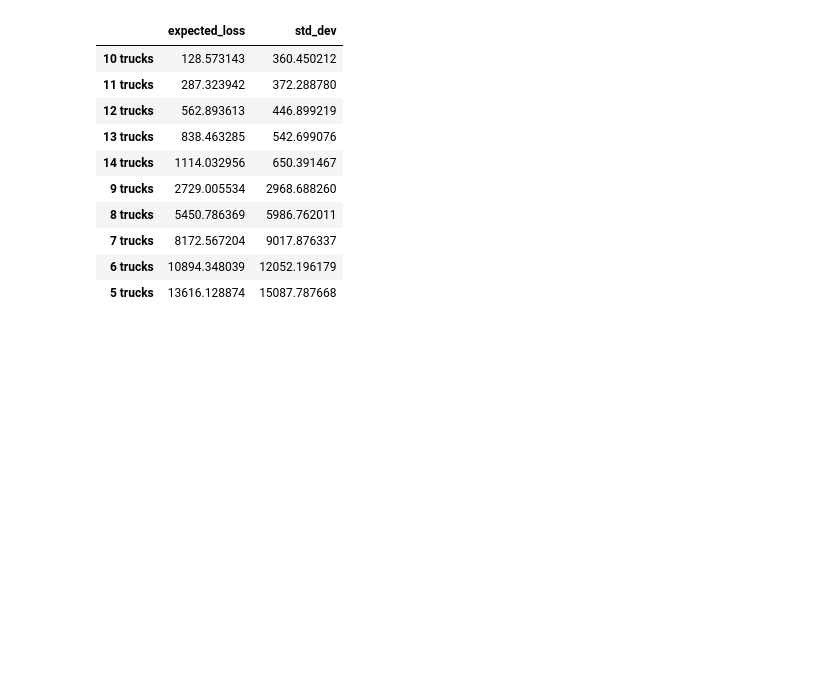
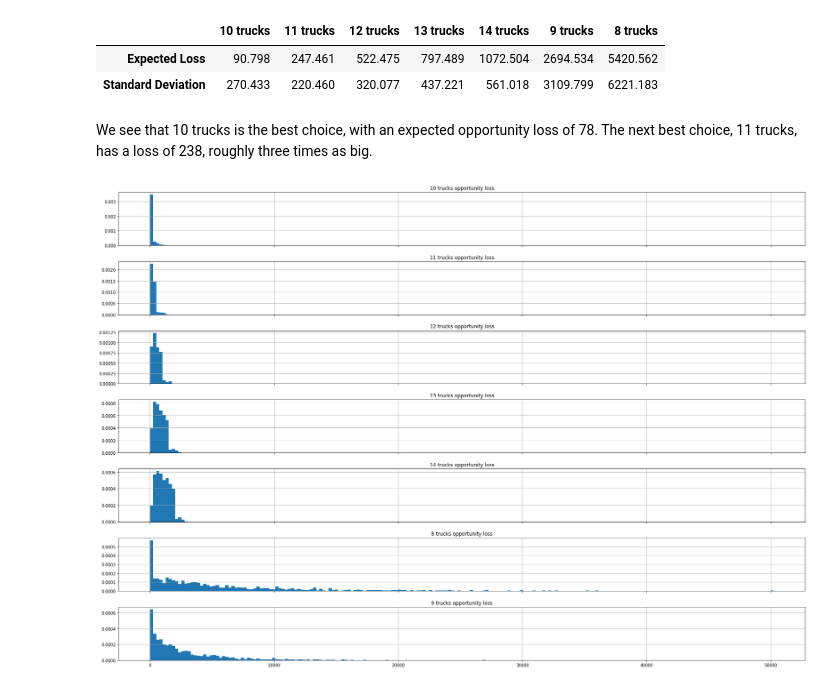
Before and after one commit to migueltorrescosta/notebooks, a Jupyter notebook: ExpectedOpportunityLoss.ipynb, the cells around one changed output. Drawn from its saved outputs; the diff is of its cells as text; code cells hidden in the pictures; blank space fills up the shorter version.

```diff
--- a/ExpectedOpportunityLoss.ipynb
+++ b/ExpectedOpportunityLoss.ipynb
@@ -83,0 +137,2 @@ For practical reasons let's say we know we'll never get more than 1000 trucks
+# %%
+options_list = [x for x in range(15) if x>=8] # We already have 8 trucks, and we can buy up to 14
@@ -84,37 +143,26 @@ For practical reasons let's say we know we'll never get more than 1000 trucks
 # %%
-truck_capacity = 1000 # A truck can carry 1000 packages a day
-options_list = [x for x in range(15) if x>=5] # We already have 5 trucks, and we can buy up to 10 more
 from functools import partial
 
-def reward_function(obs,number_of_trucks):
-  """
-  The profits is the number of packages delivered times the profit per package
-  The costs relate to the truck maintenance
-  """
-  return min([obs["number_of_packages"],number_of_trucks*truck_capacity]) * obs["profit_per_package"] - number_of_trucks * obs["maintenance_cost_per_truck"]
-
-DistributionCenterAnalysis = ExpectedOpportunityLoss(
+distribution_center_analysis = ExpectedOpportunityLoss(
     reward_functions = {
         f"{key} trucks": partial(reward_function, number_of_trucks=key) for key in options_list
     },
     random_inputs = {
         "number_of_packages" : lambda n : np.random.binomial(size=n, n=10000000, p = 0.001), # There's 10 million people, each of which with .1 % chance of sending a package that day
-        "profit_per_package" : lambda n: np.random.exponential(size=n, scale=3), # Packages costs are exponentially distributed, with average 3 euros per package
+        "profit_per_package" : lambda n: np.random.exponential(size=n, scale=3), # Package profits are exponentially distributed, with average 3 euros per package
         "maintenance_cost_per_truck" : lambda n : np.random.uniform(50,500, size=n) # Maintenance of trucks has a fixed cost of 50€ per truck (man work) + extra if replacements are needed
     }
 )
-
-DistributionCenterAnalysis.add_data_points(10000)
-DistributionCenterAnalysis.generate_metrics()
-# %% [output]
-|  | expected_loss | std_dev |
-| 10 trucks | 128.573143 | 360.450212 |
-| 11 trucks | 287.323942 | 372.288780 |
-| 12 trucks | 562.893613 | 446.899219 |
-| 13 trucks | 838.463285 | 542.699076 |
-| 14 trucks | 1114.032956 | 650.391467 |
-| 9 trucks | 2729.005534 | 2968.688260 |
-| 8 trucks | 5450.786369 | 5986.762011 |
-| 7 trucks | 8172.567204 | 9017.876337 |
-| 6 trucks | 10894.348039 | 12052.196179 |
-| 5 trucks | 13616.128874 | 15087.787668 |
+# %%
+distribution_center_analysis.add_data_points(1000)
+distribution_center_analysis.generate_metrics()
+# %% [output]
+|  | 10 trucks | 11 trucks | 12 trucks | 13 trucks | 14 trucks | 9 trucks | 8 trucks |
+| Expected Loss | 90.798 | 247.461 | 522.475 | 797.489 | 1072.504 | 2694.534 | 5420.562 |
+| Standard Deviation | 270.433 | 220.460 | 320.077 | 437.221 | 561.018 | 3109.799 | 6221.183 |
+# %% [markdown]
+We see that 10 trucks is the best choice, with an expected opportunity loss of 78. The next best choice, 11 trucks, has a loss of 238, roughly three times as big.
+# %%
+distribution_center_analysis.plot_loss_distribution()
+# %% [output]
+[figure, added]
```
Also changed, not shown: parts of 13 cells of this notebook.
